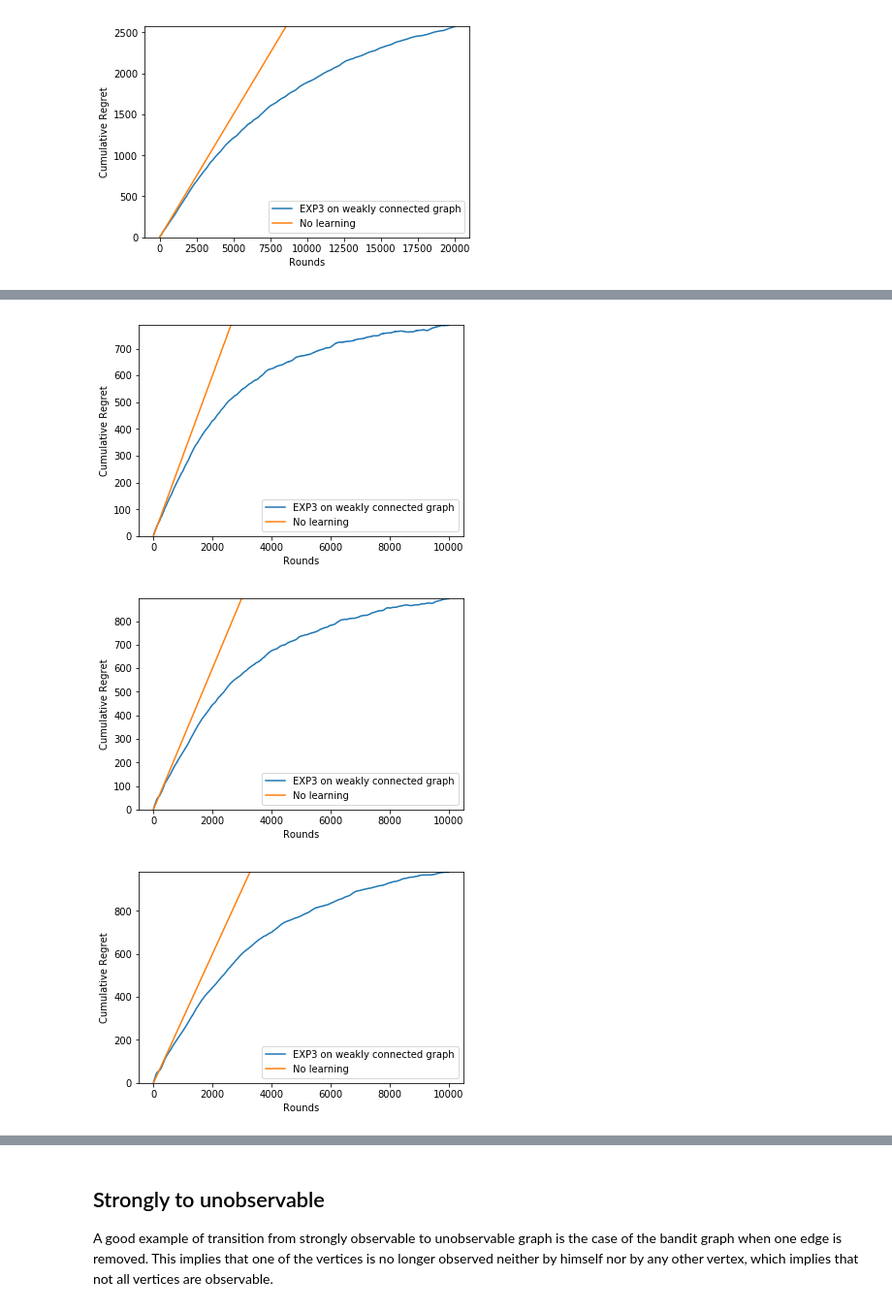
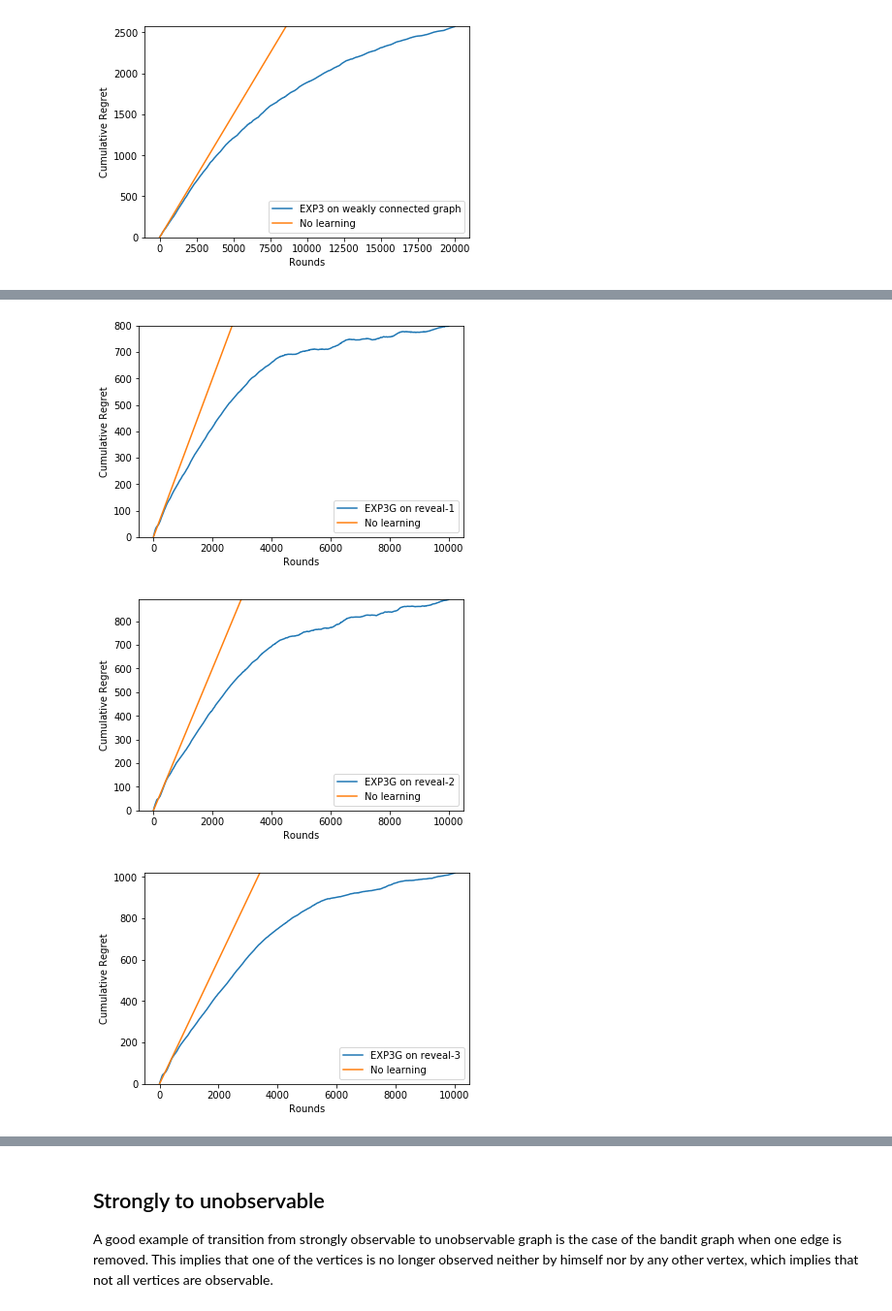
Before and after one commit to funboarder13920/GML-Project, a Jupyter notebook: EXP3.ipynb, the cells around one changed output, grey strips where cells are left out. Shown at 97% size. Saved outputs shown, nothing was run; the diff lists cells and outputs as text; code cells hidden in the pictures.

```diff
--- a/EXP3.ipynb
+++ b/EXP3.ipynb
@@ -470,0 +445,14 @@ W2_17 is weakly observable
+# %%
+perturbations_FF = [(0,1),(0,2),(0,3),(0,4)]
+
+S2 = revealing.copy()
+S2.add_edge(1,2)
+S2.add_edge(2,3)
+S2.add_edge(3,4)
+S2.add_edge(4,1)
+print("S2 is {}".format(obs_dict[obsGraph.observability_type(S2)]))
+
+
+nx.draw(S2, with_labels=True)  # networkx draw()
+plt.draw()
+plt.show()
@@ -470,0 +468,11 @@ W2_17 is weakly observable
+# %%
+alphaS2 = 1
+deltaS2 = 1
+
+W2_1 = obsGraph.remove_edges(S2, perturbations_FF, 1)
+W2_2 = obsGraph.remove_edges(S2, perturbations_FF, 2)
+W2_3 = obsGraph.remove_edges(S2, perturbations_FF, 3)
+
+print("W2_1 is {}".format(obs_dict[obsGraph.observability_type(W2_1)]))
+print("W2_2 is {}".format(obs_dict[obsGraph.observability_type(W2_2)]))
+print("W2_3 is {}".format(obs_dict[obsGraph.observability_type(W2_3)]))
@@ -472,20 +497,20 @@ W2_17 is weakly observable
 n_itr = 10000
 n_sim = 30
 
-qW2_5,lW2_5 = EXP3Opt(W2_5, list(W2_5.nodes()), n_itr, n_sim, alpha = alphaS2, delta = 2)
-regW2_5 = compute_regret(lW2_5, W2_5)
-dr2W2_5,laW2_5 = plot_regret(W2_5, [regW2_5], ['EXP3 on weakly connected graph'])
+qW2_1,lW2_1 = EXP3Opt(W2_1, list(W2_1.nodes()), n_itr, n_sim, alpha = alphaS2, delta = 2)
+regW2_1 = compute_regret(lW2_1, W2_1)
+dr2W2_1,laW2_1 = plot_regret(W2_1, [regW2_1], ['EXP3G on reveal-1'])
 # %% [output]
-[figure, old version]
+[figure, new version]
 # %%
-qW2_9,lW2_9 = EXP3Opt(W2_9, list(W2_9.nodes()), n_itr, n_sim, alpha = alphaS2, delta = 3)
-regW2_9 = compute_regret(lW2_9, W2_9)
-dr2W2_9,laW2_9 = plot_regret(W2_9, [regW2_9], ['EXP3 on weakly connected graph'])
+qW2_2,lW2_2 = EXP3Opt(W2_2, list(W2_2.nodes()), n_itr, n_sim, alpha = alphaS2, delta = 3)
+regW2_2 = compute_regret(lW2_2, W2_2)
+dr2W2_2,laW2_2 = plot_regret(W2_2, [regW2_2], ['EXP3G on reveal-2'])
 # %% [output]
-[figure, old version]
+[figure, new version]
 # %%
-qW2_13,lW2_13 = EXP3Opt(W2_13, list(W2_13.nodes()), n_itr, n_sim, alpha = alphaS2, delta = 4)
-regW2_13 = compute_regret(lW2_13, W2_13)
-dr2W2_13,laW2_13 = plot_regret(W2_13, [regW2_13], ['EXP3 on weakly connected graph'])
+qW2_3,lW2_3 = EXP3Opt(W2_3, list(W2_3.nodes()), n_itr, n_sim, alpha = alphaS2, delta = 4)
+regW2_3 = compute_regret(lW2_3, W2_3)
+dr2W2_3,laW2_3 = plot_regret(W2_3, [regW2_3], ['EXP3G on reveal-3'])
 # %% [output]
-[figure, old version]
+[figure, new version]
```
Also changed, not shown: parts of 14 cells of this notebook.
